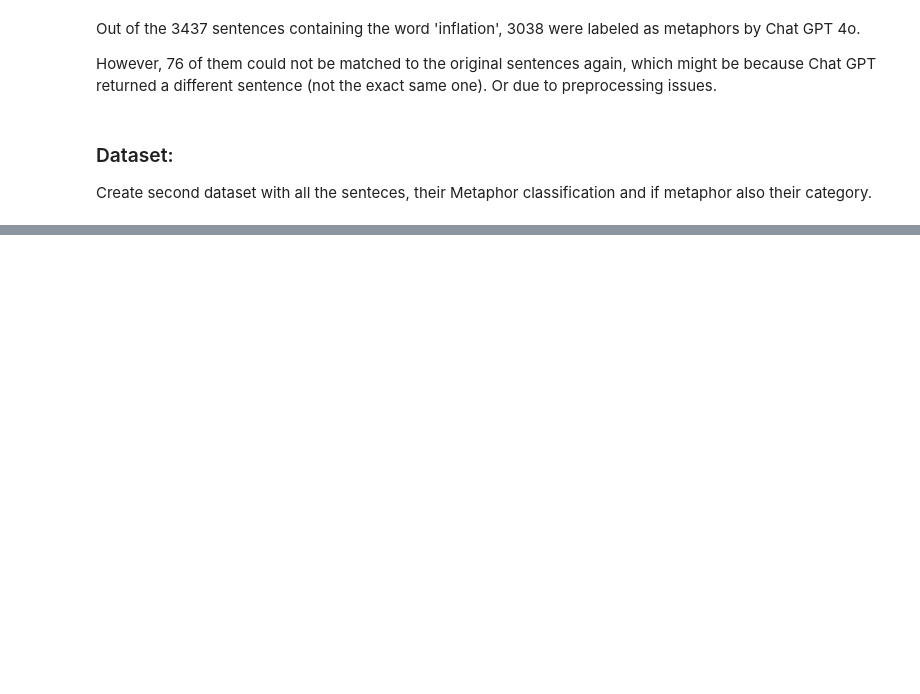
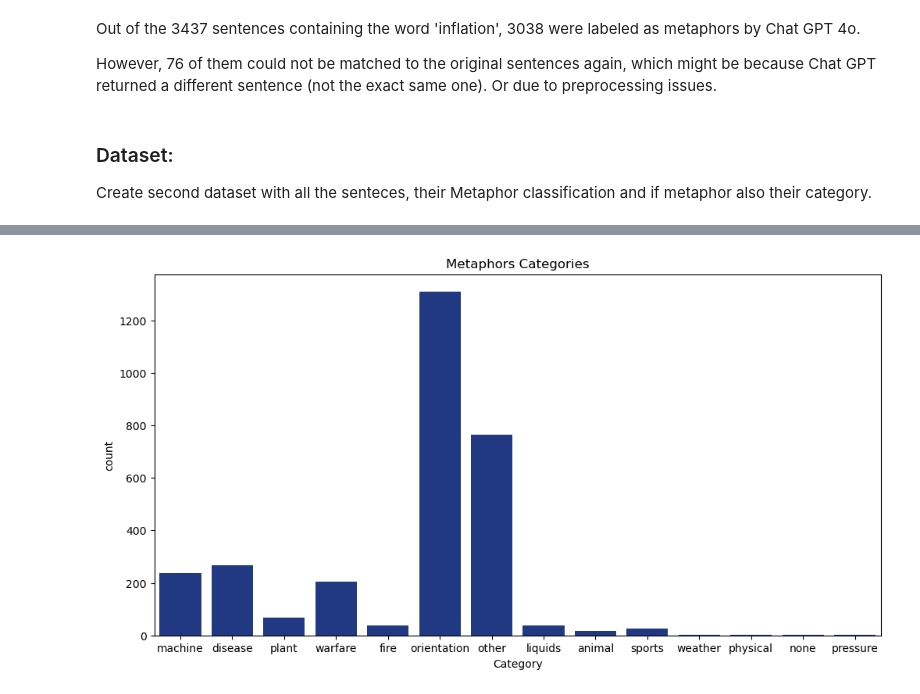
Before and after one commit to lalvarezpoli/DSDM_Thesis, a Jupyter notebook: ChatGPT_Labelling.ipynb, the cells around one changed output, grey strips where cells are left out. Saved outputs shown, nothing was run; the diff lists cells and outputs as text; code cells hidden in the pictures; blank space fills up the shorter version.

```diff
--- a/ChatGPT_Labelling.ipynb
+++ b/ChatGPT_Labelling.ipynb
@@ -939,0 +937,8 @@ category_list
+# %%
+# Chart of the Metaphors Categories
+plt.figure(figsize=(12, 6))
+sns.countplot(x='Category', data=df_new, color=color)
+plt.title("Metaphors Categories")
+plt.show()
+# %% [output]
+[figure, added]
```
Also changed, not shown: parts of 11 cells of this notebook, 4 other files.
